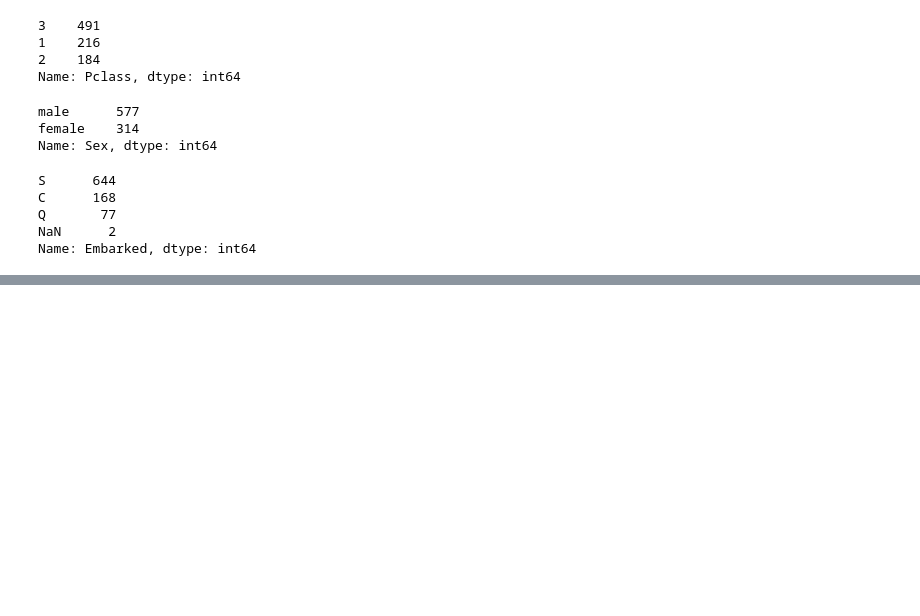
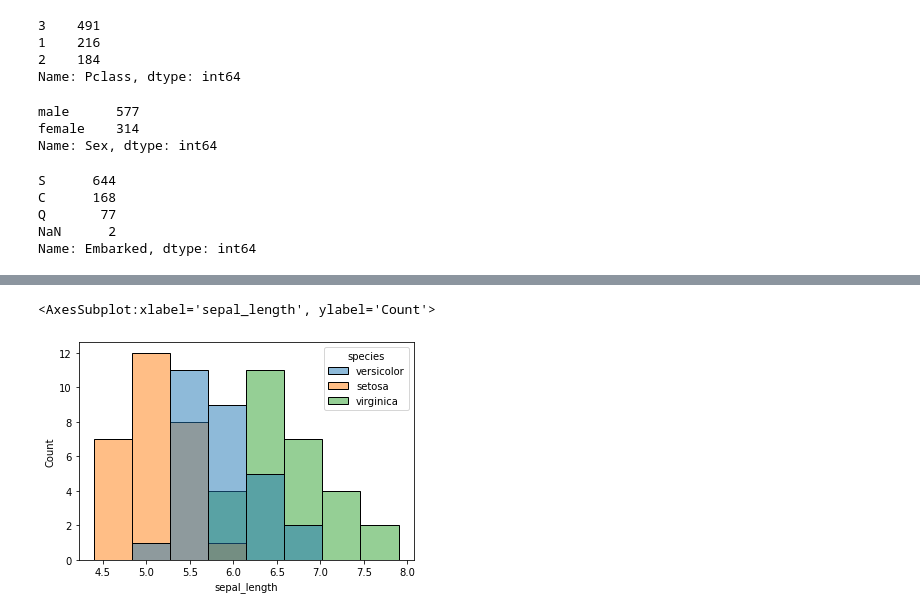
Before and after one commit to JeremyLagunas/classification_exercises, a Jupyter notebook: classification_exercises.ipynb, the cells around one changed output, grey strips where cells are left out. Drawn from its saved outputs; the diff is of its cells as text; code cells hidden in the pictures; blank space fills up the shorter version.

```diff
--- a/classification_exercises.ipynb
+++ b/classification_exercises.ipynb
@@ -547,0 +565,2 @@ def prep_telco(df):
+# %%
+df = prepare.prep_iris(df)
@@ -547,0 +574,2 @@ def prep_telco(df):
+# %%
+train, validate, test = prepare.train_validate_test_split(df, 'species', seed = 123)
@@ -547,0 +618,5 @@ def prep_telco(df):
+# %%
+sns.histplot(x = 'sepal_length', data = train, hue = 'species')
+# %% [output]
+<AxesSubplot:xlabel='sepal_length', ylabel='Count'>
+[figure, added]
```
Also changed, not shown: parts of 117 cells of this notebook.
